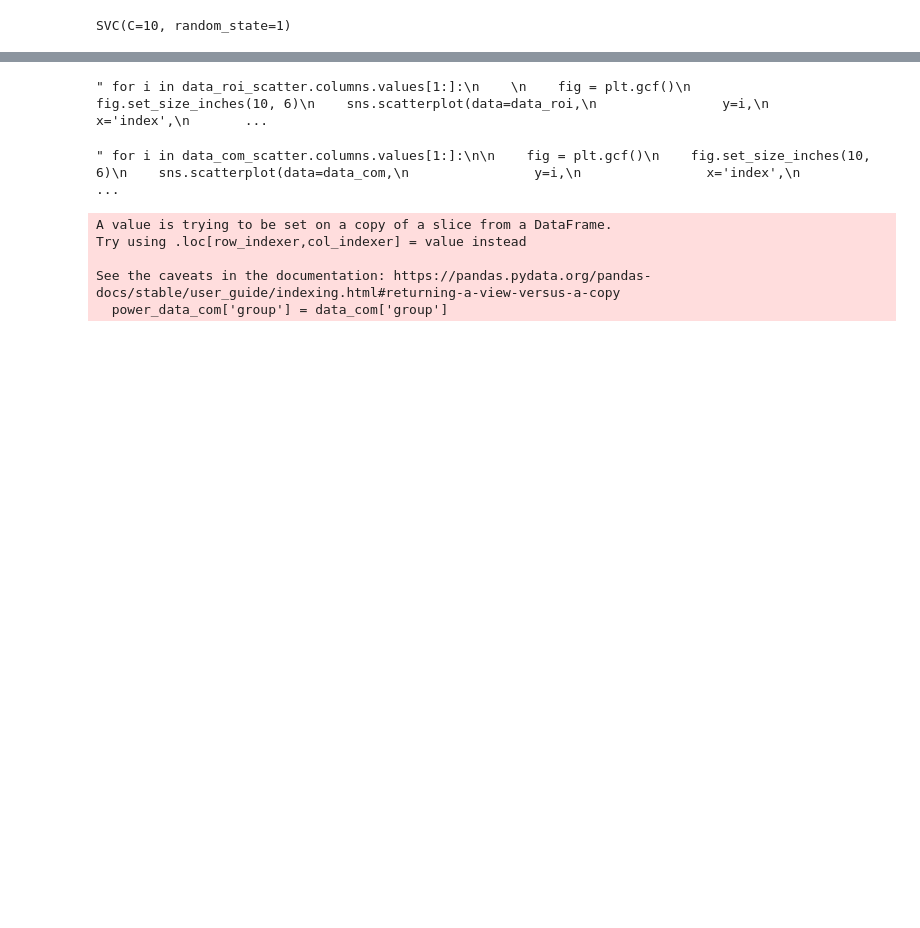
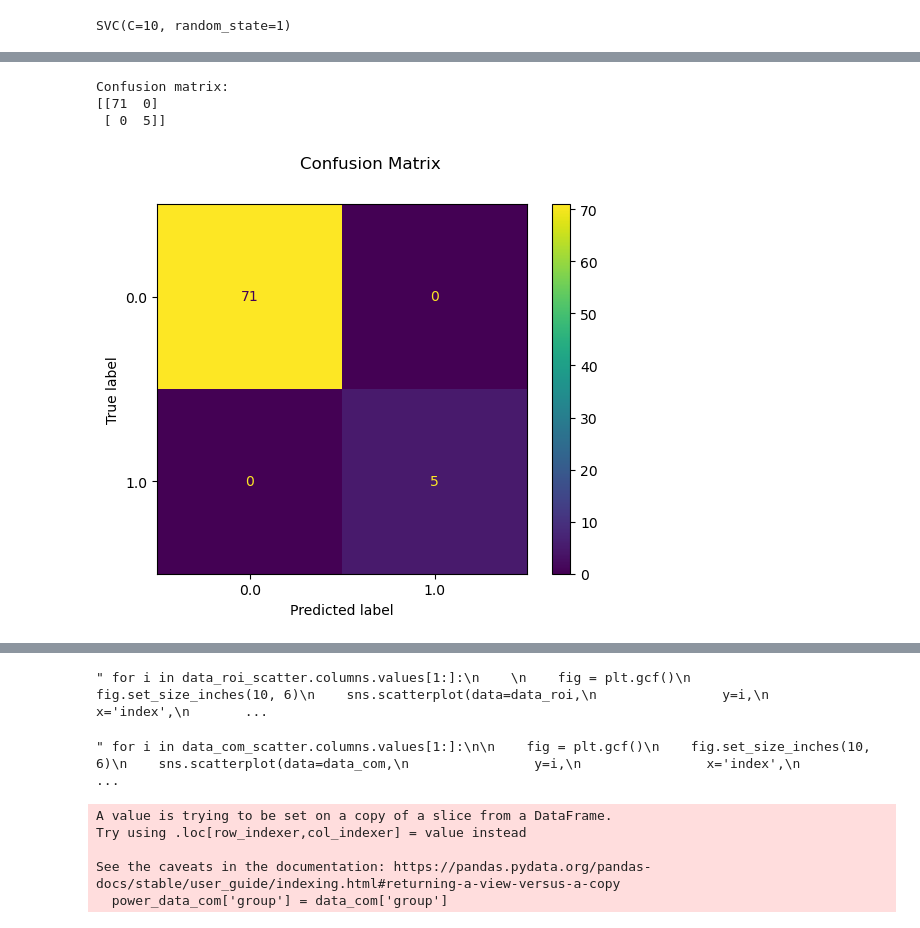
Before and after one commit to yjmantilla/Data_analysis_ML_Harmonization_Proyect, a Jupyter notebook: Manipulacion- Rois-Componentes de todas las DB/EDA.ipynb, the cells around one changed output, grey strips where cells are left out. Drawn from its saved outputs; the diff is of its cells as text; code cells hidden in the pictures; blank space fills up the shorter version.

```diff
--- a/Manipulacion- Rois-Componentes de todas las DB/EDA.ipynb
+++ b/Manipulacion- Rois-Componentes de todas las DB/EDA.ipynb
@@ -327,0 +348,5 @@ Confusion matrix:
+# %%
+supvm = SVC(C=10, random_state=1)
+# %%
+X_train_ctr_dta=np.nan_to_num(X_train_ctr_dta)
+X_test_ctr_dta=np.nan_to_num(X_test_ctr_dta)
@@ -327,0 +357,2 @@ Confusion matrix:
+# %%
+predicted = supvm.predict(X_test_ctr_dta)
@@ -327,0 +374,11 @@ Confusion matrix:
+# %%
+disp = metrics.ConfusionMatrixDisplay.from_predictions(y_test_ctr_dta, predicted)
+disp.figure_.suptitle("Confusion Matrix")
+print(f"Confusion matrix:\n{disp.confusion_matrix}")
+
+plt.show()
+# %% [output]
+Confusion matrix:
+[[71  0]
+ [ 0  5]]
+[figure, added]
```
Also changed, not shown: parts of 19 cells of this notebook.
